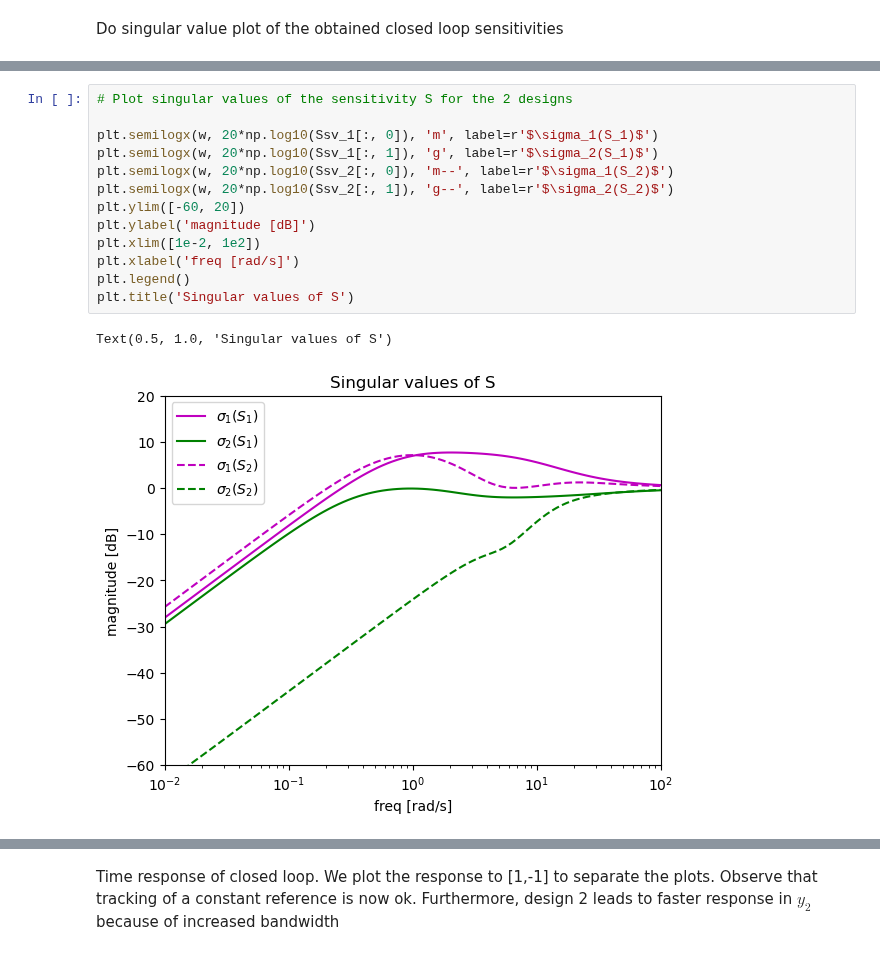
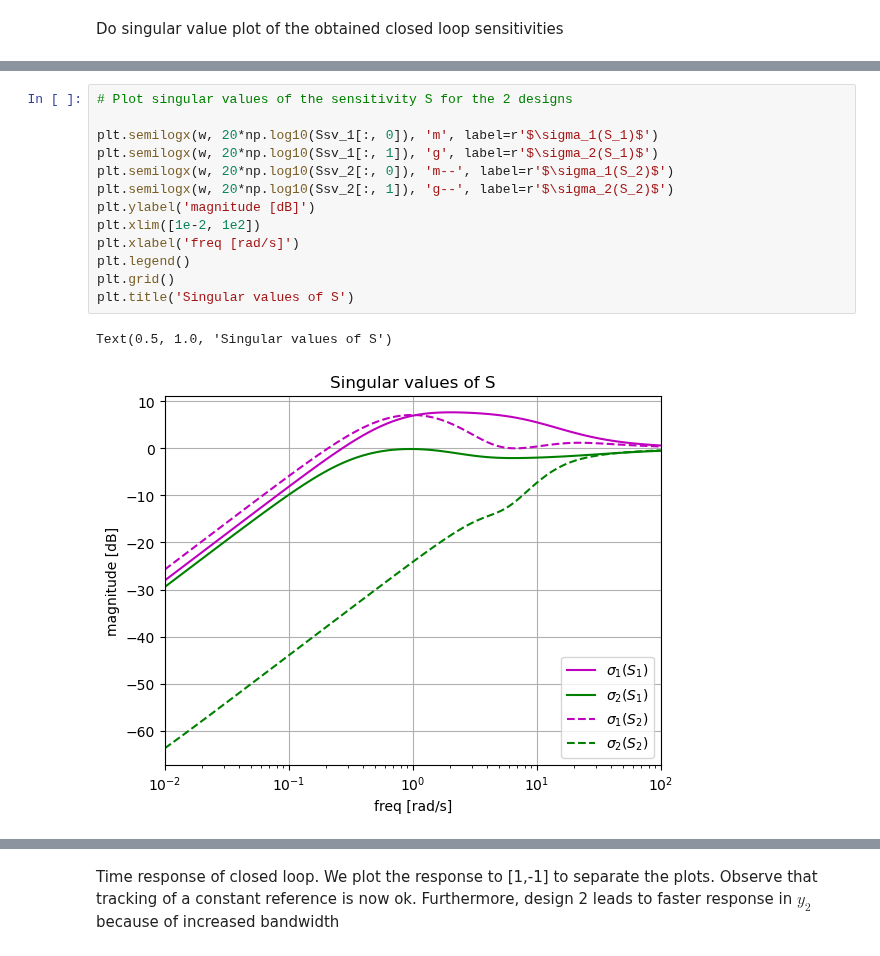
Before and after one commit to giannibi/rpc-scripts, a Jupyter notebook: examples/Part4/03 Hinfinity_mixed_sensitivity.ipynb, the cells around one changed output, grey strips where cells are left out. Drawn from its saved outputs; the diff is of its cells as text.

```diff
--- a/examples/Part4/03 Hinfinity_mixed_sensitivity.ipynb
+++ b/examples/Part4/03 Hinfinity_mixed_sensitivity.ipynb
@@ -164,19 +130,19 @@ Text(0.5, 1.0, 'Singular values of S_1 vs. gamma_1*inv(We_1)')
 # %%
 # Plot singular values of the sensitivity S for the 2 designs
 
 plt.semilogx(w, 20*np.log10(Ssv_1[:, 0]), 'm', label=r'$\sigma_1(S_1)$')
 plt.semilogx(w, 20*np.log10(Ssv_1[:, 1]), 'g', label=r'$\sigma_2(S_1)$')
 plt.semilogx(w, 20*np.log10(Ssv_2[:, 0]), 'm--', label=r'$\sigma_1(S_2)$')
 plt.semilogx(w, 20*np.log10(Ssv_2[:, 1]), 'g--', label=r'$\sigma_2(S_2)$')
-plt.ylim([-60, 20])
 plt.ylabel('magnitude [dB]')
 plt.xlim([1e-2, 1e2])
 plt.xlabel('freq [rad/s]')
 plt.legend()
+plt.grid()
 plt.title('Singular values of S')
 # %% [output]
 Text(0.5, 1.0, 'Singular values of S')
-[figure, old version]
+[figure, new version]
 # %%
 # Singular value plot of the input sensitivity KS_1 vs. gamma_1*inv(Wu_1)
 Wuinv_1 = rb.invss(Wu_1)
```
Also changed, not shown: parts of 10 cells of this notebook, 16 other files.
